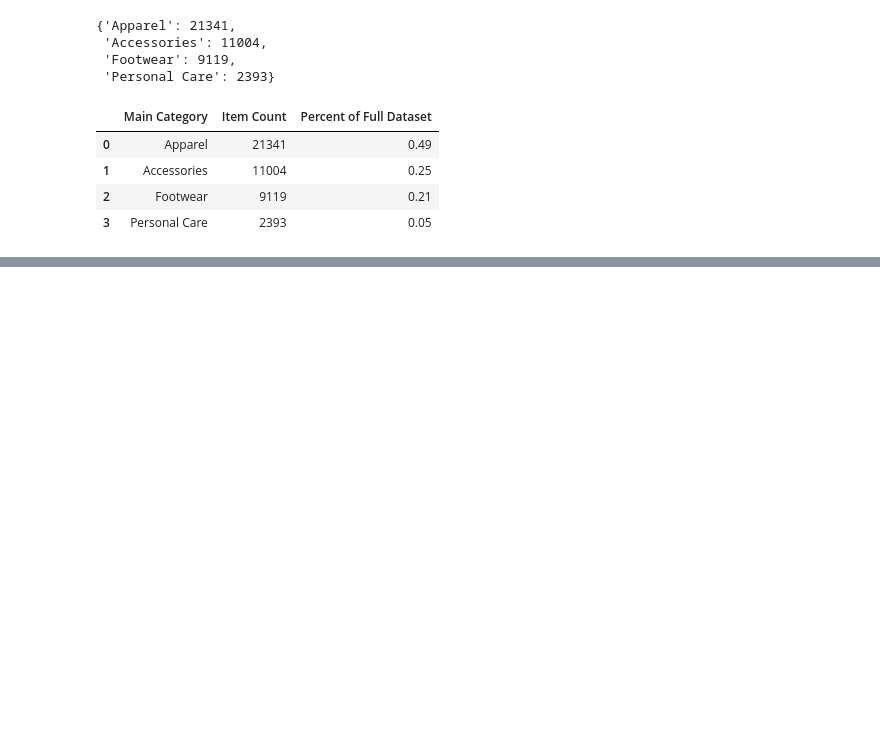
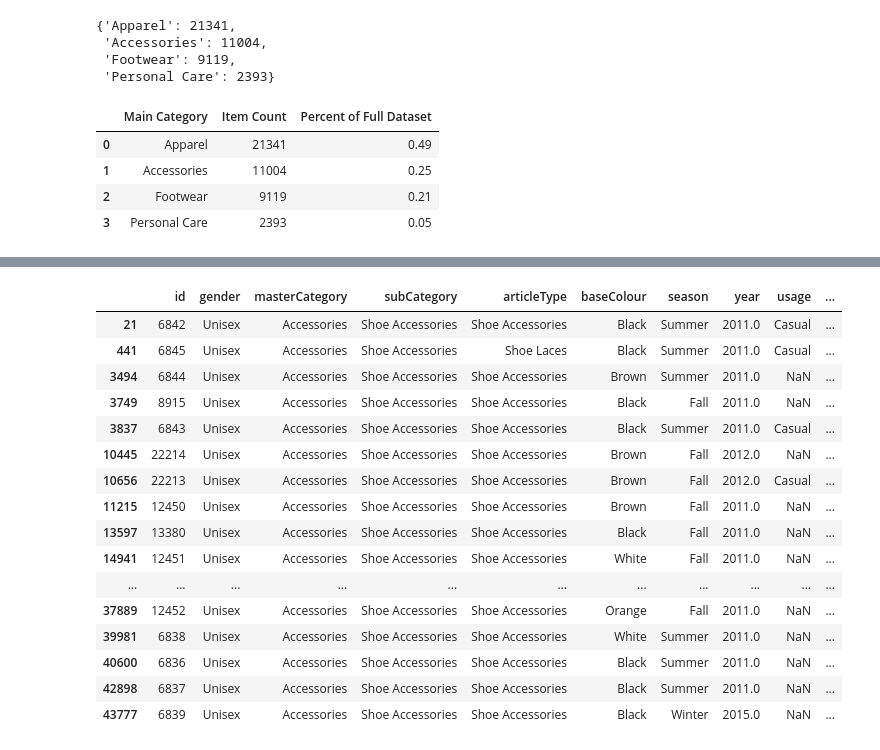
Before and after one commit to kellystroh/Inventory-Image-Classification, a Jupyter notebook: EDA.ipynb, the cells around one changed output, grey strips where cells are left out. Drawn from its saved outputs; the diff is of its cells as text; code cells hidden in the pictures; blank space fills up the shorter version.

```diff
--- a/EDA.ipynb
+++ b/EDA.ipynb
@@ -101,0 +154,20 @@ summary_df
+# %%
+df[df.subCategory=='Shoe Accessories']
+# %% [output]
+|  | id | gender | masterCategory | subCategory | articleType | baseColour | season | year | usage | ... |
+| 21 | 6842 | Unisex | Accessories | Shoe Accessories | Shoe Accessories | Black | Summer | 2011.0 | Casual | ... |
+| 441 | 6845 | Unisex | Accessories | Shoe Accessories | Shoe Laces | Black | Summer | 2011.0 | Casual | ... |
+| 3494 | 6844 | Unisex | Accessories | Shoe Accessories | Shoe Accessories | Brown | Summer | 2011.0 | NaN | ... |
+| 3749 | 8915 | Unisex | Accessories | Shoe Accessories | Shoe Accessories | Black | Fall | 2011.0 | NaN | ... |
+| 3837 | 6843 | Unisex | Accessories | Shoe Accessories | Shoe Accessories | Black | Summer | 2011.0 | Casual | ... |
+| 10445 | 22214 | Unisex | Accessories | Shoe Accessories | Shoe Accessories | Brown | Fall | 2012.0 | NaN | ... |
+| 10656 | 22213 | Unisex | Accessories | Shoe Accessories | Shoe Accessories | Brown | Fall | 2012.0 | Casual | ... |
+| 11215 | 12450 | Unisex | Accessories | Shoe Accessories | Shoe Accessories | Brown | Fall | 2011.0 | NaN | ... |
+| 13597 | 13380 | Unisex | Accessories | Shoe Accessories | Shoe Accessories | Black | Fall | 2011.0 | NaN | ... |
+| 14941 | 12451 | Unisex | Accessories | Shoe Accessories | Shoe Accessories | White | Fall | 2011.0 | NaN | ... |
+| ... | ... | ... | ... | ... | ... | ... | ... | ... | ... | ... |
+| 37889 | 12452 | Unisex | Accessories | Shoe Accessories | Shoe Accessories | Orange | Fall | 2011.0 | NaN | ... |
+| 39981 | 6838 | Unisex | Accessories | Shoe Accessories | Shoe Accessories | White | Summer | 2011.0 | NaN | ... |
+| 40600 | 6836 | Unisex | Accessories | Shoe Accessories | Shoe Accessories | Black | Summer | 2011.0 | NaN | ... |
+| 42898 | 6837 | Unisex | Accessories | Shoe Accessories | Shoe Accessories | Black | Summer | 2011.0 | NaN | ... |
+| 43777 | 6839 | Unisex | Accessories | Shoe Accessories | Shoe Accessories | Black | Winter | 2015.0 | NaN | ... |
```
Also changed, not shown: parts of 12 cells of this notebook, 1 other file.
